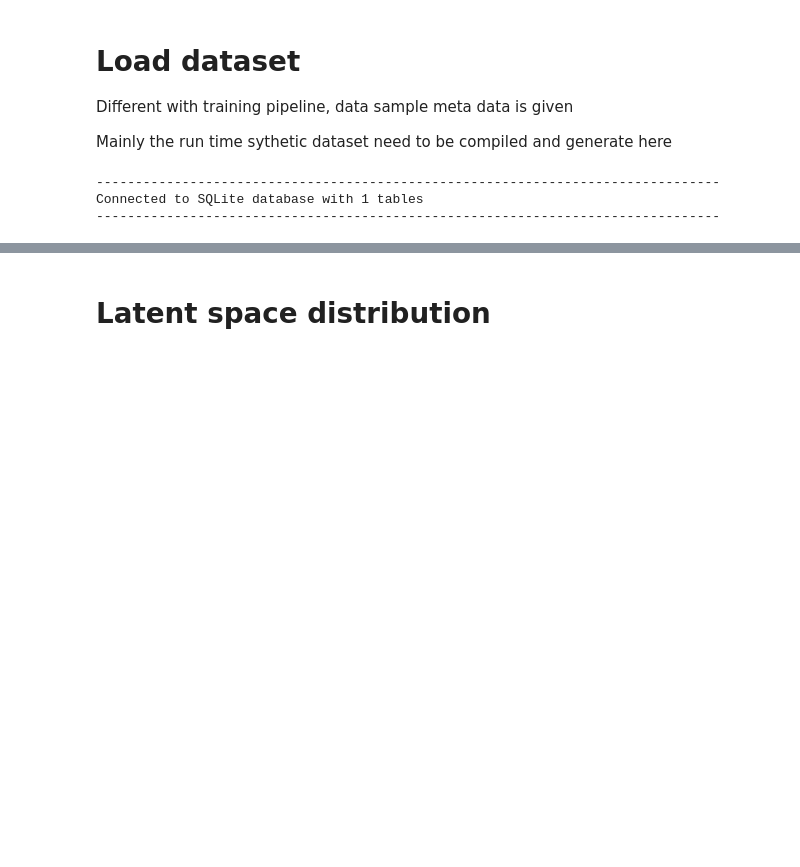
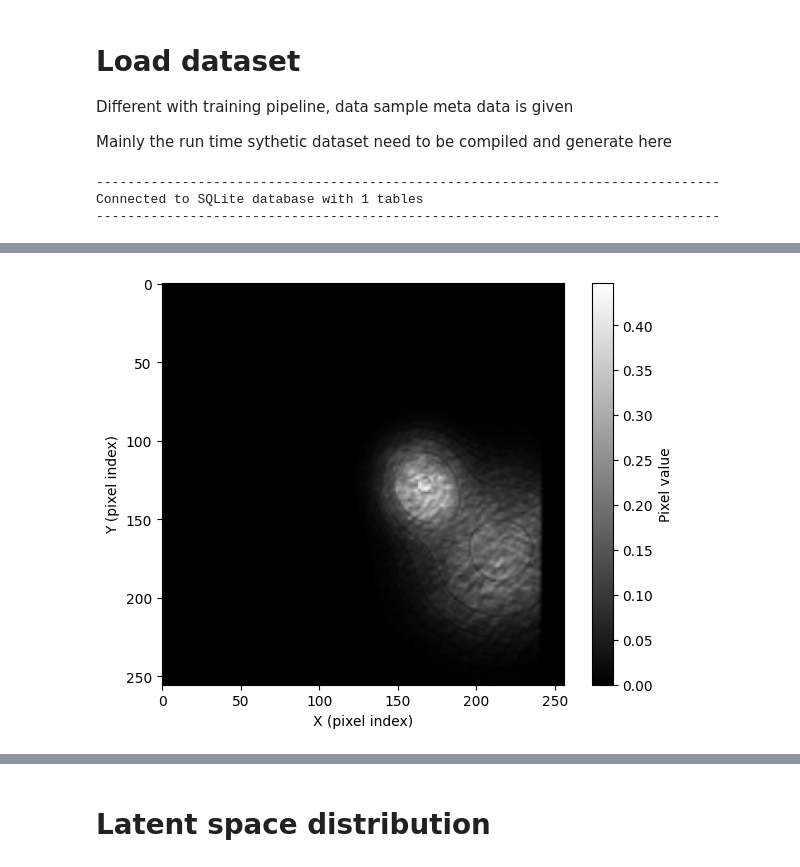
Before and after one commit to Andrew-XQY/fiber-image-reconstruction, a Jupyter notebook: evaluation/visualization.ipynb, the cells around one changed output, grey strips where cells are left out. Saved outputs shown, nothing was run; the diff lists cells and outputs as text; code cells hidden in the pictures; blank space fills up the shorter version.

```diff
--- a/evaluation/visualization.ipynb
+++ b/evaluation/visualization.ipynb
@@ -259,0 +262,44 @@ plot_image(samples[1][0])
+# %%
+# ============================
+# DMD only experiment at Cockcroft
+# ============================
+
+dmd_cockcroft_train_provider = SqlProvider(
+    sources={"connection": dirs["DMD_cockcroft"]["dataset_db_dir"], "sql": config["sql"]["cockcroft_dmd_train"]},
+    output_config={'list': "image_path"}
+).subsample(n_samples=5000, seed=config["seed"])
+
+dmd_cockcroft_eval_provider = SqlProvider(
+    sources={"connection": dirs["DMD_cockcroft"]["dataset_db_dir"], "sql": config["sql"]["cockcroft_dmd_eval"]},
+    output_config={'list': "image_path"}
+).subsample(n_samples=1000, seed=config["seed"])
+
+config["data"]["transforms"]["torch"].insert(0, {
+    "name": "add_parent_dir",
+    "params": {
+        "parent_dir": dirs["DMD_cockcroft"]["dataset_extracted_dir"]
+    }
+})
+transforms = build_transforms_from_config(config["data"]["transforms"]["torch"])
+
+dmd_cockcroft_train_pipeline = PyTorchPipeline(
+    dmd_cockcroft_train_provider,
+    transforms[:-1],
+).to_numpy()
+
+dmd_cockcroft_eval_pipeline = PyTorchPipeline(
+    dmd_cockcroft_eval_provider,
+    transforms[:-1],
+).to_numpy()
+
+# pipeline_dmd = np.concatenate([samples, np.stack(val_pipeline, axis=0)], axis=1)
+
+pipeline_dmd_cockcroft = np.concatenate([np.stack(dmd_cockcroft_train_pipeline, axis=0),
+                                         np.stack(dmd_cockcroft_eval_pipeline, axis=0)],
+                                        axis=1)
+labels_dmd_cockcroft = ["DMD Cockcroft train"] * len(dmd_cockcroft_train_pipeline[0]) + ["DMD Cockcroft eval"] * len(dmd_cockcroft_eval_pipeline[0])
+color_dmd_cockcroft = ["#11B2DF"] * len(dmd_cockcroft_train_pipeline[0]) + ["#EF1717"] * len(dmd_cockcroft_eval_pipeline[0])
+# %%
+plot_image(dmd_cockcroft_train_pipeline[1])
+# %% [output]
+[figure, added]
```
Also changed, not shown: parts of 7 cells of this notebook, 2 other files.
